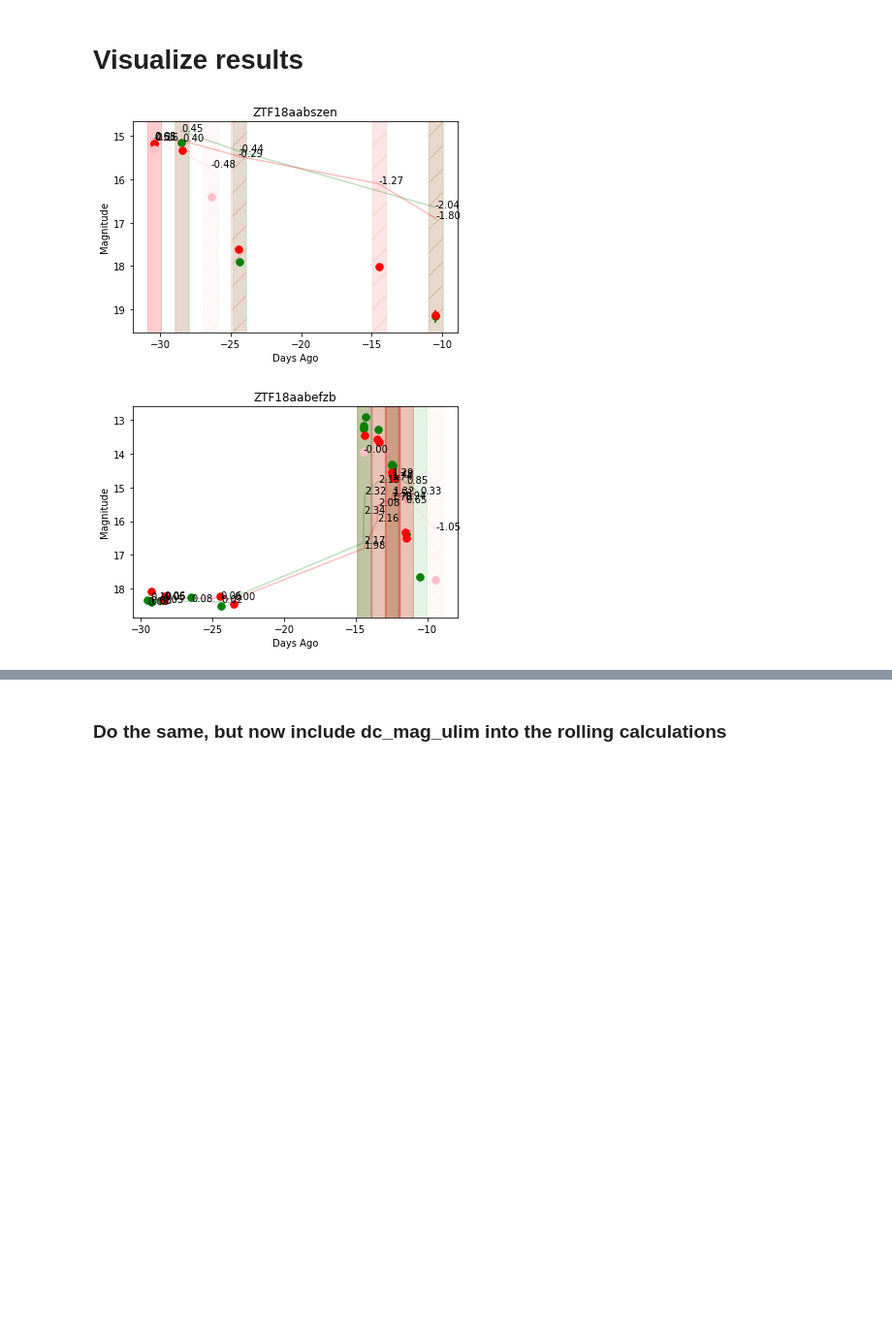
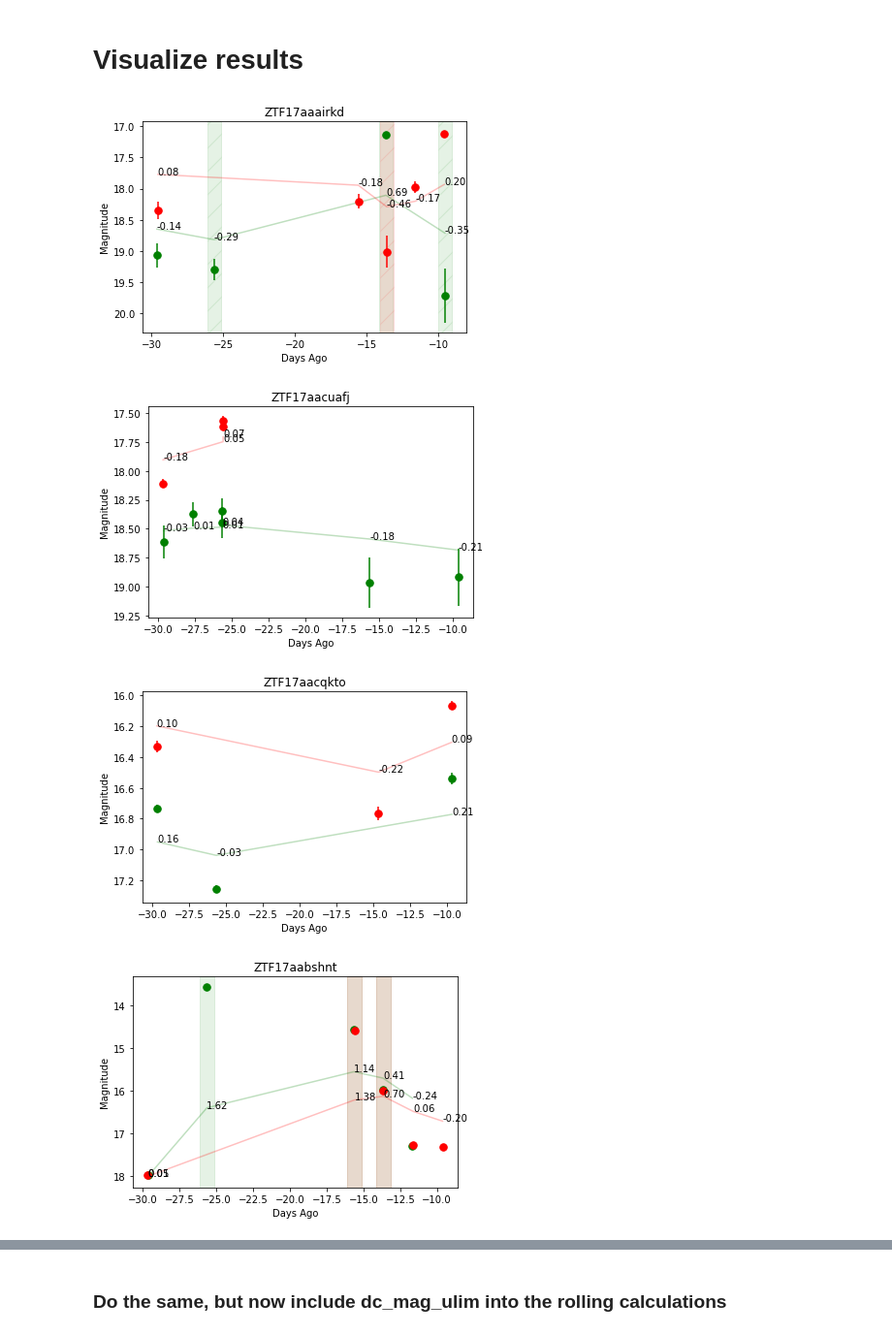
Before and after one commit to dirac-institute/alert_stream_crossmatch, a Jupyter notebook: notebooks/display_alert_info.ipynb, the cells around one changed output, grey strips where cells are left out. Shown at 97% size. Cells and saved outputs as stored; diff of their text form; code cells hidden in the pictures; blank space fills up the shorter version.

Commit message:
updates to plotting

```diff
--- a/notebooks/display_alert_info.ipynb
+++ b/notebooks/display_alert_info.ipynb
@@ -251,13 +263,13 @@ Number of new sources: 329
 ### Calculate exponential weighted moving averages
 using timescales of 2, 8, and 28 days
 # %%
-dflc_interest['ema2'] = dflc_interest.groupby(["ztf_object_id", "fid"]).apply(lambda x: x["dc_mag"].ewm(halflife='2 days', times=x['utc']).mean()).values
+# dflc_interest['ema2'] = dflc_interest.groupby(["ztf_object_id", "fid"]).apply(lambda x: x["dc_mag"].ewm(halflife='2 days', times=x['utc']).mean()).values
 dflc_interest['ema8'] = dflc_interest.groupby(["ztf_object_id", "fid"]).apply(lambda x: x["dc_mag"].ewm(halflife='8 days', times=x['utc']).mean()).values
-dflc_interest['ema28'] = dflc_interest.groupby(["ztf_object_id", "fid"]).apply(lambda x: x["dc_mag"].ewm(halflife='28 days', times=x['utc']).mean()).values
+# dflc_interest['ema28'] = dflc_interest.groupby(["ztf_object_id", "fid"]).apply(lambda x: x["dc_mag"].ewm(halflife='28 days', times=x['utc']).mean()).values
 # %%
-dflc_interest['combined_ema2'] = dflc_interest.groupby(["ztf_object_id", "fid"]).apply(lambda x: x["combined_mag_ulim"].ewm(halflife='2 days', times=x['utc']).mean()).values
+# dflc_interest['combined_ema2'] = dflc_interest.groupby(["ztf_object_id", "fid"]).apply(lambda x: x["combined_mag_ulim"].ewm(halflife='2 days', times=x['utc']).mean()).values
 dflc_interest['combined_ema8'] = dflc_interest.groupby(["ztf_object_id", "fid"]).apply(lambda x: x["combined_mag_ulim"].ewm(halflife='8 days', times=x['utc']).mean()).values
-dflc_interest['combined_ema28'] = dflc_interest.groupby(["ztf_object_id", "fid"]).apply(lambda x: x["combined_mag_ulim"].ewm(halflife='28 days', times=x['utc']).mean()).values
+# dflc_interest['combined_ema28'] = dflc_interest.groupby(["ztf_object_id", "fid"]).apply(lambda x: x["combined_mag_ulim"].ewm(halflife='28 days', times=x['utc']).mean()).values
 # %% [markdown]
 ### Calculate our metric for outbursting
 
@@ -286,12 +298,14 @@ order_by_max = recent.groupby("ztf_object_id")['mag_ewm_diff8_rolling4'].apply(l
 # %%
 from plotting_helpers import plot_dc_lightcurve, plot_dc_lightcurve_lim, mark_seen, show_stamps, plot_cutout, update_value
 # %%
-for x in order_by_max[:10]:
+for x in order_by_max[:50]:
     sub = dflc_interest_new.loc[x].dropna(subset=['dc_mag'])
-    if len(sub) > 10:
+    if len(sub) > 5:
         _ = plot_dc_lightcurve(sub.reset_index(), x, ema='ema8', ema_diff='mag_ewm_diff8_rolling4', offset=offset)
         # show_stamps(x)
     # mark_seen(conn, x)
 # %% [output]
-[figure, old version]
+[figure, new version]
-[figure, old version]
+[figure, new version]
+[figure, added]
+[figure, added]
```
Also changed, not shown: parts of 13 cells of this notebook, 1 other file.
